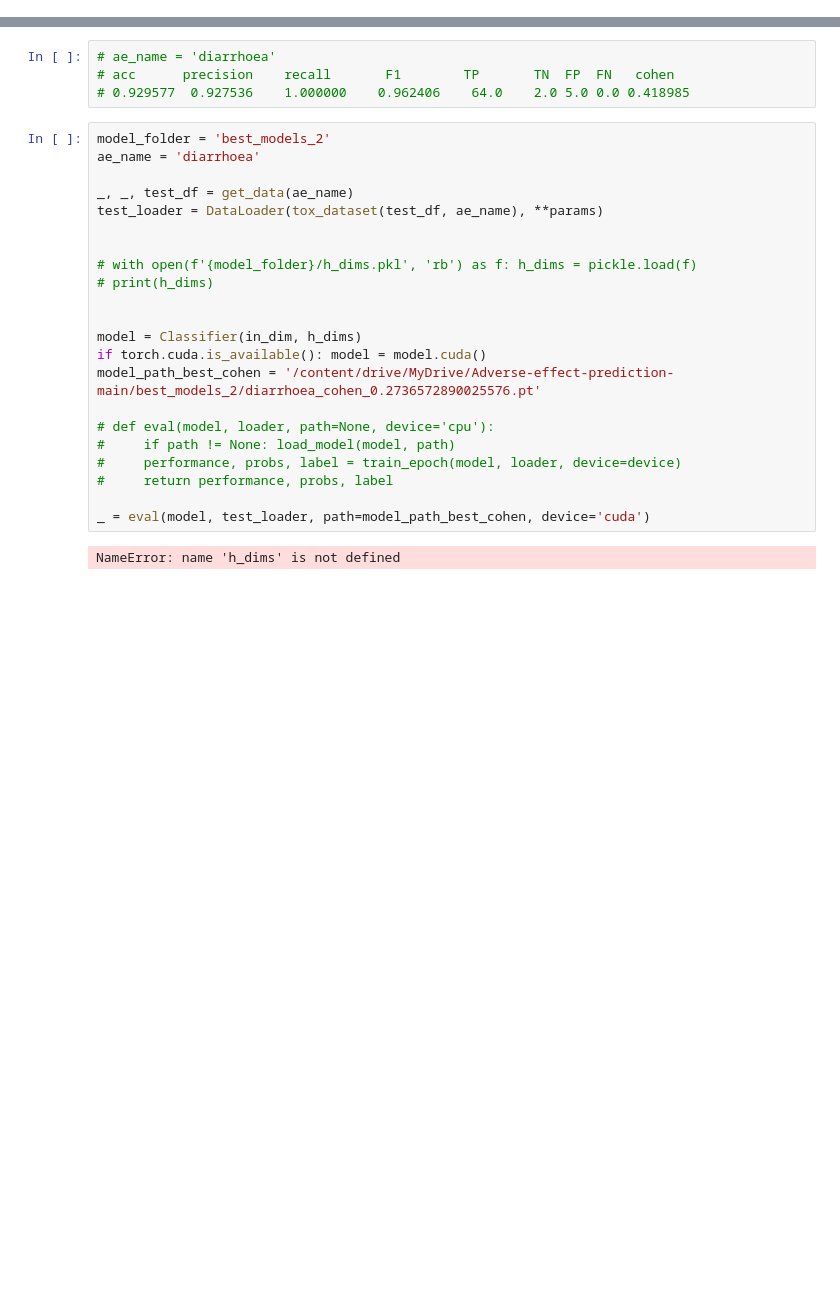
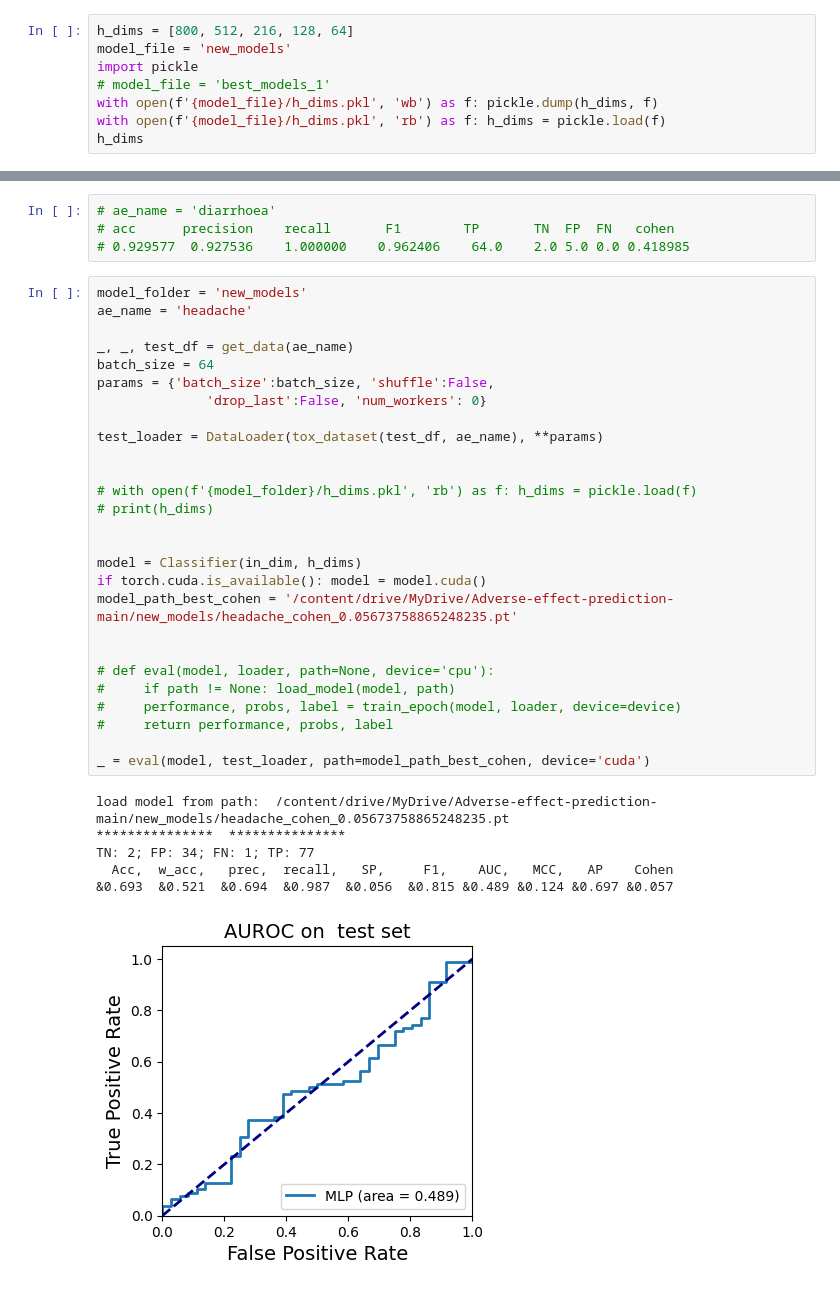
Before and after one commit to abeot/Adverse-effect-prediction, a Jupyter notebook: AE_train_1.ipynb, the cells around one changed output, grey strips where cells are left out. Cells and saved outputs as stored; diff of their text form; blank space fills up the shorter version.

```diff
--- a/AE_train_1.ipynb
+++ b/AE_train_1.ipynb
@@ -388,3 +452,11 @@ def batch_train(ae_name, model_file, k_folds,
 # h_dims
 
 clean_files()
+# %%
+h_dims = [800, 512, 216, 128, 64]
+model_file = 'new_models'
+import pickle
+# model_file = 'best_models_1'
+with open(f'{model_file}/h_dims.pkl', 'wb') as f: pickle.dump(h_dims, f)
+with open(f'{model_file}/h_dims.pkl', 'rb') as f: h_dims = pickle.load(f)
+h_dims
@@ -487,26 +567,36 @@ clean_files()
 # acc	   precision	recall	     F1	       TP	    TN	FP	FN	 cohen
 # 0.929577	0.927536	1.000000	0.962406	64.0	2.0	5.0	0.0	0.418985
 # %%
-model_folder = 'best_models_2'
-ae_name = 'diarrhoea'
+model_folder = 'new_models'
+ae_name = 'headache'
 
 _, _, test_df = get_data(ae_name)
+batch_size = 64
+params = {'batch_size':batch_size, 'shuffle':False,
+              'drop_last':False, 'num_workers': 0}
+
 test_loader = DataLoader(tox_dataset(test_df, ae_name), **params)
 
 
 # with open(f'{model_folder}/h_dims.pkl', 'rb') as f: h_dims = pickle.load(f)
 # print(h_dims)
 
 
 model = Classifier(in_dim, h_dims)
 if torch.cuda.is_available(): model = model.cuda()
-model_path_best_cohen = '/content/drive/MyDrive/Adverse-effect-prediction-main/best_models_2/diarrhoea_cohen_0.2736572890025576.pt'
+model_path_best_cohen = '/content/drive/MyDrive/Adverse-effect-prediction-main/new_models/headache_cohen_0.05673758865248235.pt'
+
 
 # def eval(model, loader, path=None, device='cpu'):
 #     if path != None: load_model(model, path)
 #     performance, probs, label = train_epoch(model, loader, device=device)
 #     return performance, probs, label
 
 _ = eval(model, test_loader, path=model_path_best_cohen, device='cuda')
 # %% [output]
-NameError: name 'h_dims' is not defined
+load model from path:  /content/drive/MyDrive/Adverse-effect-prediction-main/new_models/headache_cohen_0.05673758865248235.pt
+***************  ***************
+TN: 2; FP: 34; FN: 1; TP: 77
+  Acc,  w_acc,   prec,  recall,   SP,     F1,    AUC,   MCC,   AP    Cohen
+&0.693  &0.521  &0.694  &0.987  &0.056  &0.815 &0.489 &0.124 &0.697 &0.057
+[figure, added]
```
Also changed, not shown: parts of 26 cells of this notebook, 39 other files.
